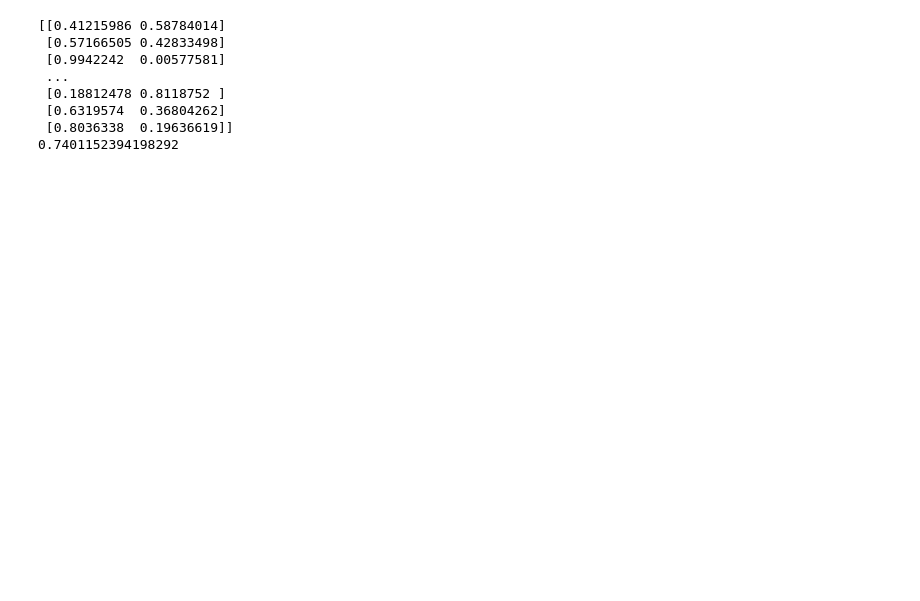
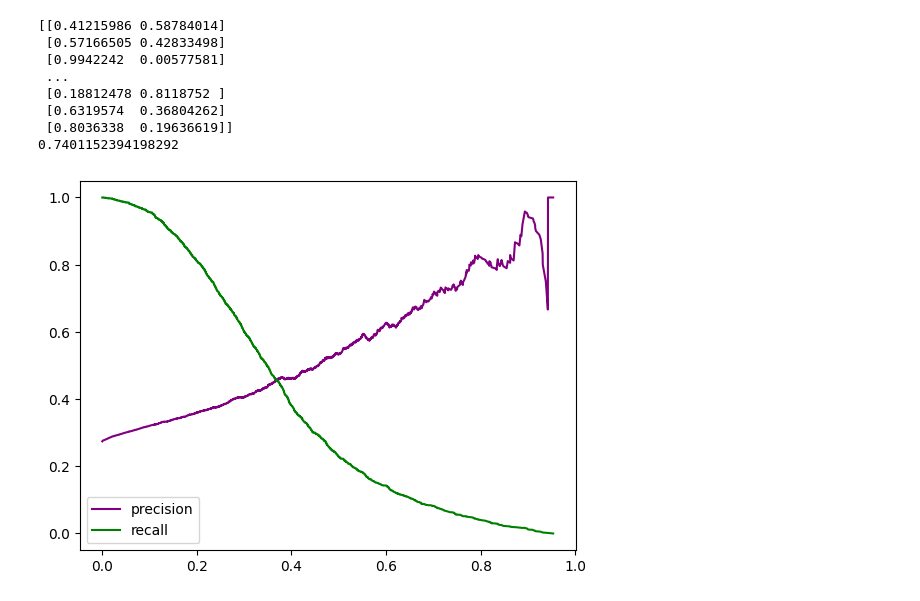
Before and after one commit to NathanielMH/EdgeRelaxationGraphDrawing, a Jupyter notebook: notebooks/classifiers.ipynb, the cells around one changed output. Cells and saved outputs as stored; diff of their text form; code cells hidden in the pictures; blank space fills up the shorter version.

Commit message:
Added precision-recall curve in classifiers notebook

```diff
--- a/notebooks/classifiers.ipynb
+++ b/notebooks/classifiers.ipynb
@@ -111,3 +118,19 @@ print(acc)
  [0.6319574  0.36804262]
  [0.8036338  0.19636619]]
 0.7401152394198292
+# %%
+from sklearn.metrics import precision_recall_curve
+import matplotlib.pyplot as plt
+
+prec, rec, thresh = precision_recall_curve(yn_test, xgb.predict_proba(Xn_test)[:,1])
+
+fig, ax = plt.subplots()
+ax.plot(np.concatenate(([0], thresh)), prec, color='purple')
+ax.plot(np.concatenate(([0], thresh)), rec, color='green')
+
+ax.legend(['precision', 'recall'])
+
+#display plot
+plt.show()
+# %% [output]
+[figure, added]
```
Also changed, not shown: parts of 2 cells of this notebook.
